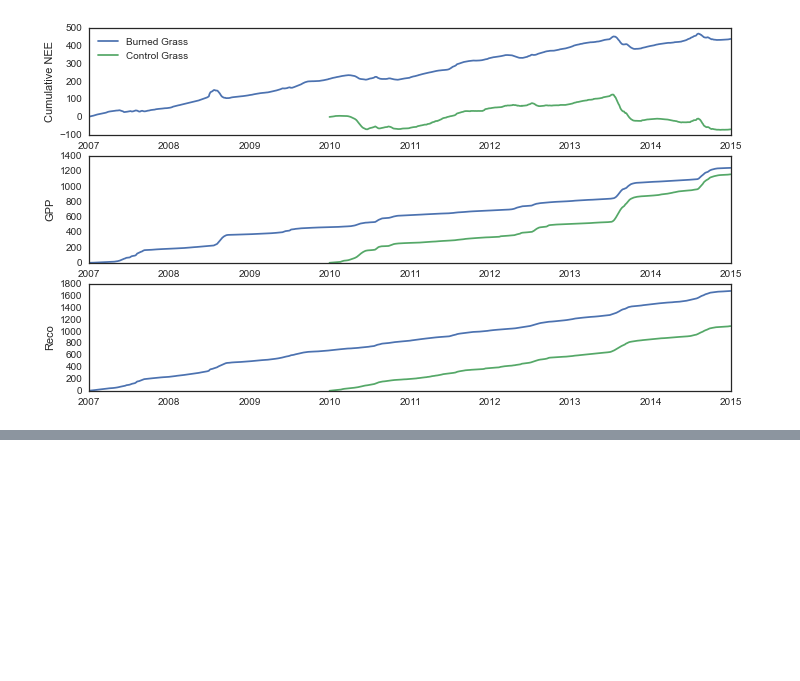
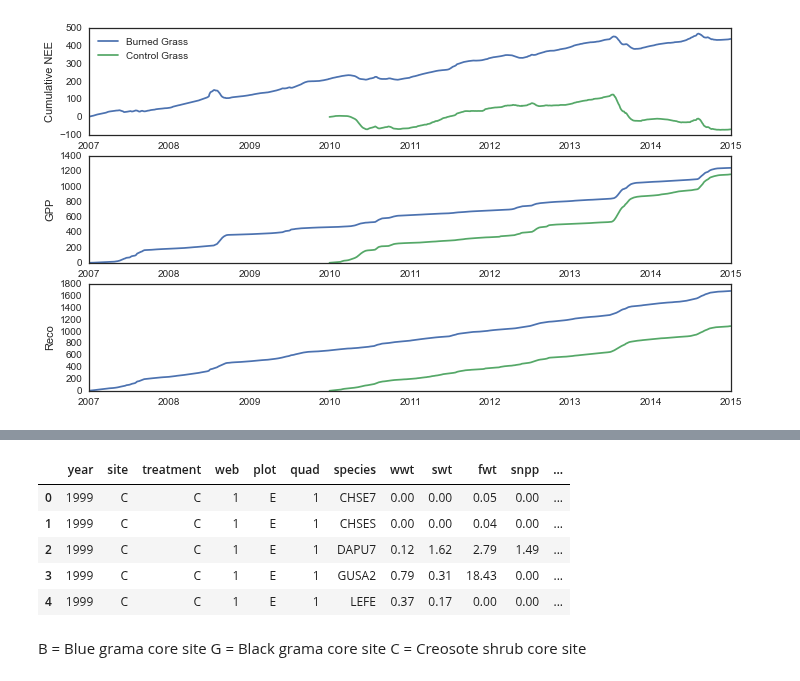
Before and after one commit to gremau/NMEG_miscellany, a Jupyter notebook: jupyter/Sev_Grassland_Comparison.ipynb, the cells around one changed output, grey strips where cells are left out. Cells and saved outputs as stored; diff of their text form; code cells hidden in the pictures; blank space fills up the shorter version.

```diff
--- a/jupyter/Sev_Grassland_Comparison.ipynb
+++ b/jupyter/Sev_Grassland_Comparison.ipynb
@@ -97,0 +133,14 @@ ax.set_ylabel('Reco')
+# %%
+allom_npp = pd.read_csv("http://sev.lternet.edu/sites/default/files/data/sev-182/sev182_nppcorewebbiomass_20150817.txt")
+allom_npp.head()
+# %% [output]
+|  | year | site | treatment | web | plot | quad | species | wwt | swt | fwt | snpp | ... |
+| 0 | 1999 | C | C | 1 | E | 1 | CHSE7 | 0.00 | 0.00 | 0.05 | 0.00 | ... |
+| 1 | 1999 | C | C | 1 | E | 1 | CHSES | 0.00 | 0.00 | 0.04 | 0.00 | ... |
+| 2 | 1999 | C | C | 1 | E | 1 | DAPU7 | 0.12 | 1.62 | 2.79 | 1.49 | ... |
+| 3 | 1999 | C | C | 1 | E | 1 | GUSA2 | 0.79 | 0.31 | 18.43 | 0.00 | ... |
+| 4 | 1999 | C | C | 1 | E | 1 | LEFE | 0.37 | 0.17 | 0.00 | 0.00 | ... |
+# %% [markdown]
+B = Blue grama core site
+G = Black grama core site
+C = Creosote shrub core site
```
Also changed, not shown: parts of 4 cells of this notebook.
